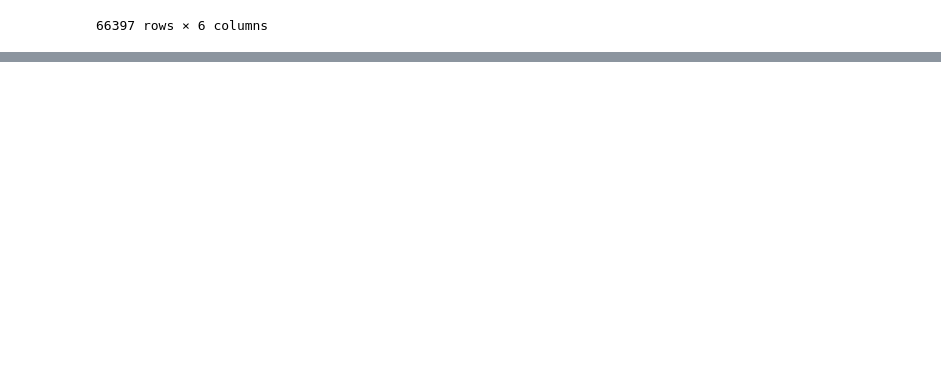
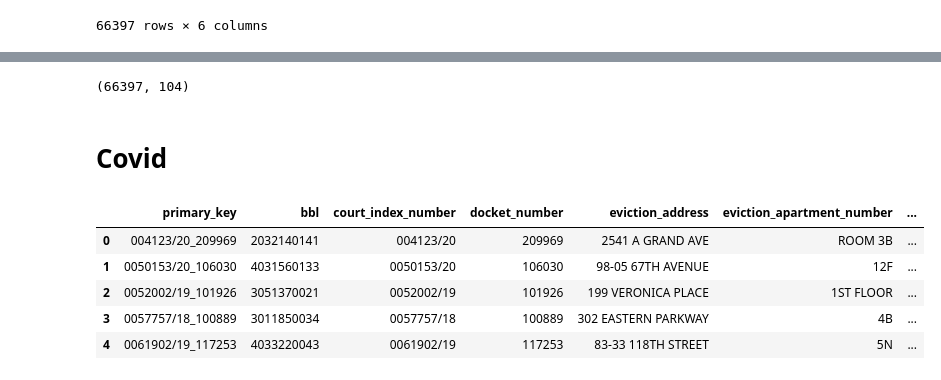
Before and after one commit to simaoalicechen/NYC_Landlord_Behavior_Analysis_Project, a Jupyter notebook: Part_2.8_special_groups_affected_by_evictions_normal_times.ipynb, the cells around one changed output, grey strips where cells are left out. Drawn from its saved outputs; the diff is of its cells as text; code cells hidden in the pictures; blank space fills up the shorter version.

```diff
--- a/Part_2.8_special_groups_affected_by_evictions_normal_times.ipynb
+++ b/Part_2.8_special_groups_affected_by_evictions_normal_times.ipynb
@@ -548,0 +598,18 @@ normal.to_csv('/content/drive/My Drive/X999/bbl_evictions_311_svi_normal_times_c
+# %%
+normal.shape
+# %% [output]
+(66397, 104)
+# %% [markdown]
+# **Covid**
+# %%
+link = '/content/drive/My Drive/X999/bbl_evictions_311_svi_covid_correct_coordinates.csv'
+covid = pd.read_csv(link)
+# %%
+covid.head()
+# %% [output]
+|  | primary_key | bbl | court_index_number | docket_number | eviction_address | eviction_apartment_number | ... |
+| 0 | 004123/20_209969 | 2032140141 | 004123/20 | 209969 | 2541 A GRAND AVE | ROOM 3B | ... |
+| 1 | 0050153/20_106030 | 4031560133 | 0050153/20 | 106030 | 98-05 67TH AVENUE | 12F | ... |
+| 2 | 0052002/19_101926 | 3051370021 | 0052002/19 | 101926 | 199 VERONICA PLACE | 1ST FLOOR | ... |
+| 3 | 0057757/18_100889 | 3011850034 | 0057757/18 | 100889 | 302 EASTERN PARKWAY | 4B | ... |
+| 4 | 0061902/19_117253 | 4033220043 | 0061902/19 | 117253 | 83-33 118TH STREET | 5N | ... |
```
Also changed, not shown: parts of 12 cells of this notebook.
